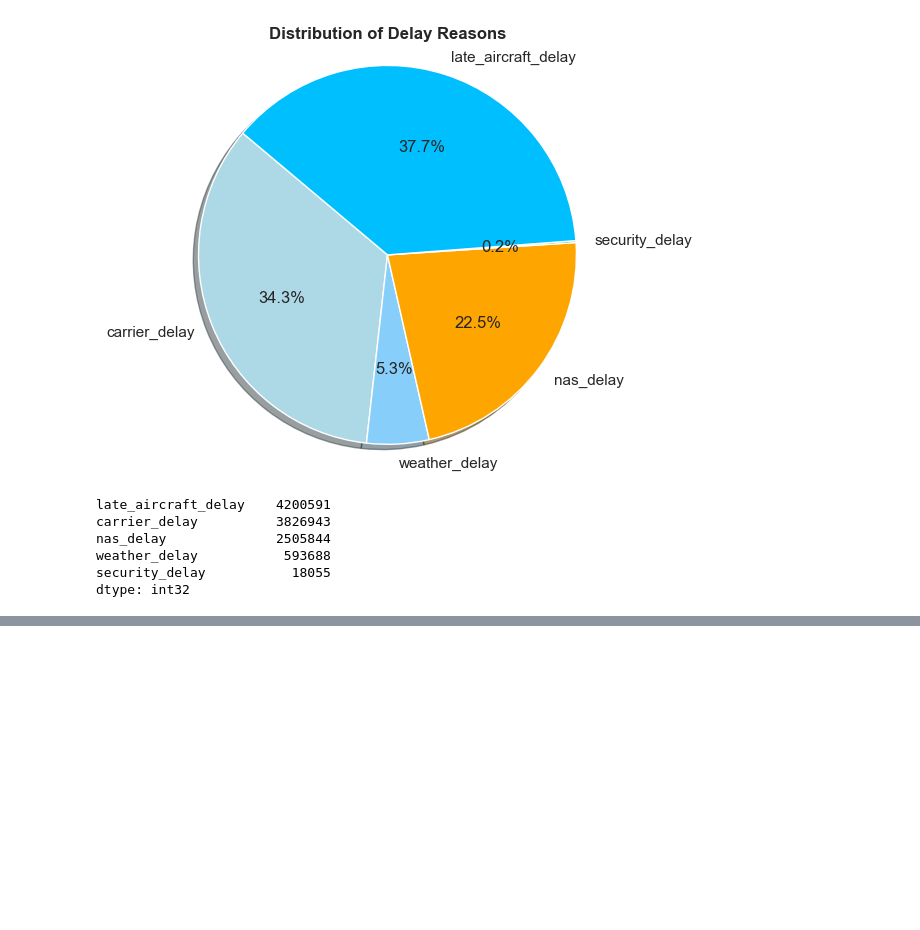
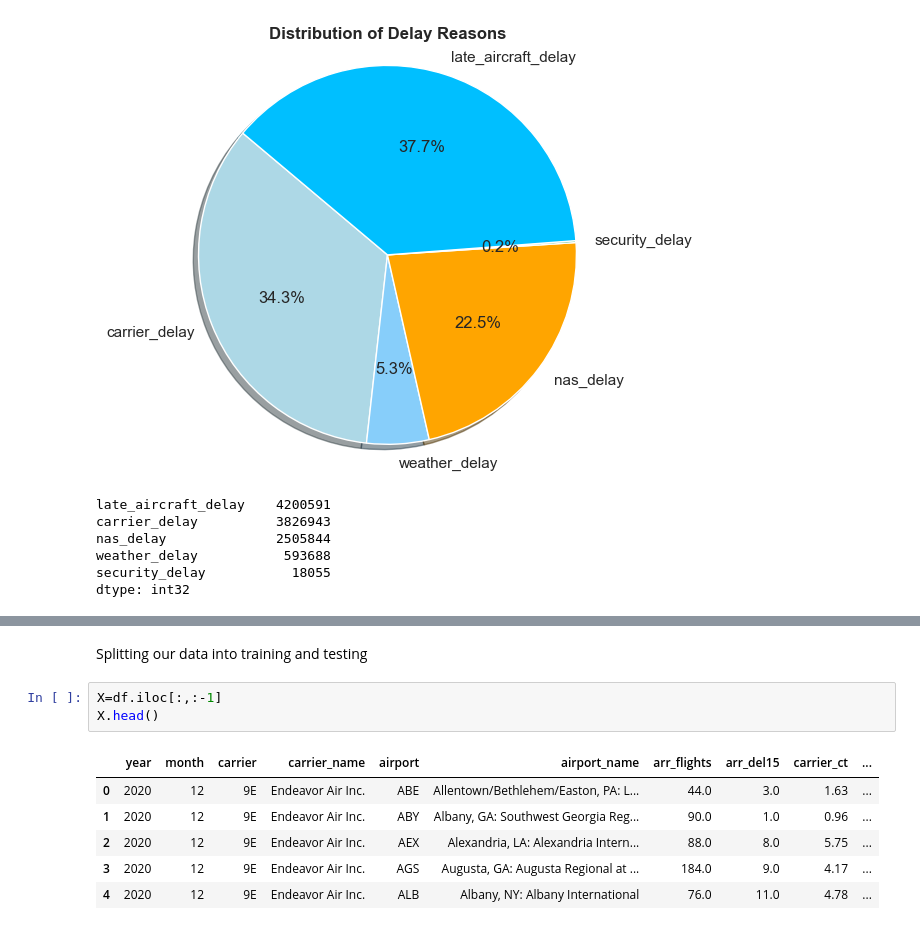
Before and after one commit to SifatNiloy/airline_delay_analysis, a Jupyter notebook: airline_delay.ipynb, the cells around one changed output, grey strips where cells are left out. Cells and saved outputs as stored; diff of their text form; blank space fills up the shorter version.

```diff
--- a/airline_delay.ipynb
+++ b/airline_delay.ipynb
@@ -558,0 +624,12 @@ dtype: int32
+# %% [markdown]
+Splitting our data into training and testing
+# %%
+X=df.iloc[:,:-1]
+X.head()
+# %% [output]
+|  | year | month | carrier | carrier_name | airport | airport_name | arr_flights | arr_del15 | carrier_ct | ... |
+| 0 | 2020 | 12 | 9E | Endeavor Air Inc. | ABE | Allentown/Bethlehem/Easton, PA: L... | 44.0 | 3.0 | 1.63 | ... |
+| 1 | 2020 | 12 | 9E | Endeavor Air Inc. | ABY | Albany, GA: Southwest Georgia Reg... | 90.0 | 1.0 | 0.96 | ... |
+| 2 | 2020 | 12 | 9E | Endeavor Air Inc. | AEX | Alexandria, LA: Alexandria Intern... | 88.0 | 8.0 | 5.75 | ... |
+| 3 | 2020 | 12 | 9E | Endeavor Air Inc. | AGS | Augusta, GA: Augusta Regional at ... | 184.0 | 9.0 | 4.17 | ... |
+| 4 | 2020 | 12 | 9E | Endeavor Air Inc. | ALB | Albany, NY: Albany International | 76.0 | 11.0 | 4.78 | ... |
```
Also changed, not shown: parts of 28 cells of this notebook.
